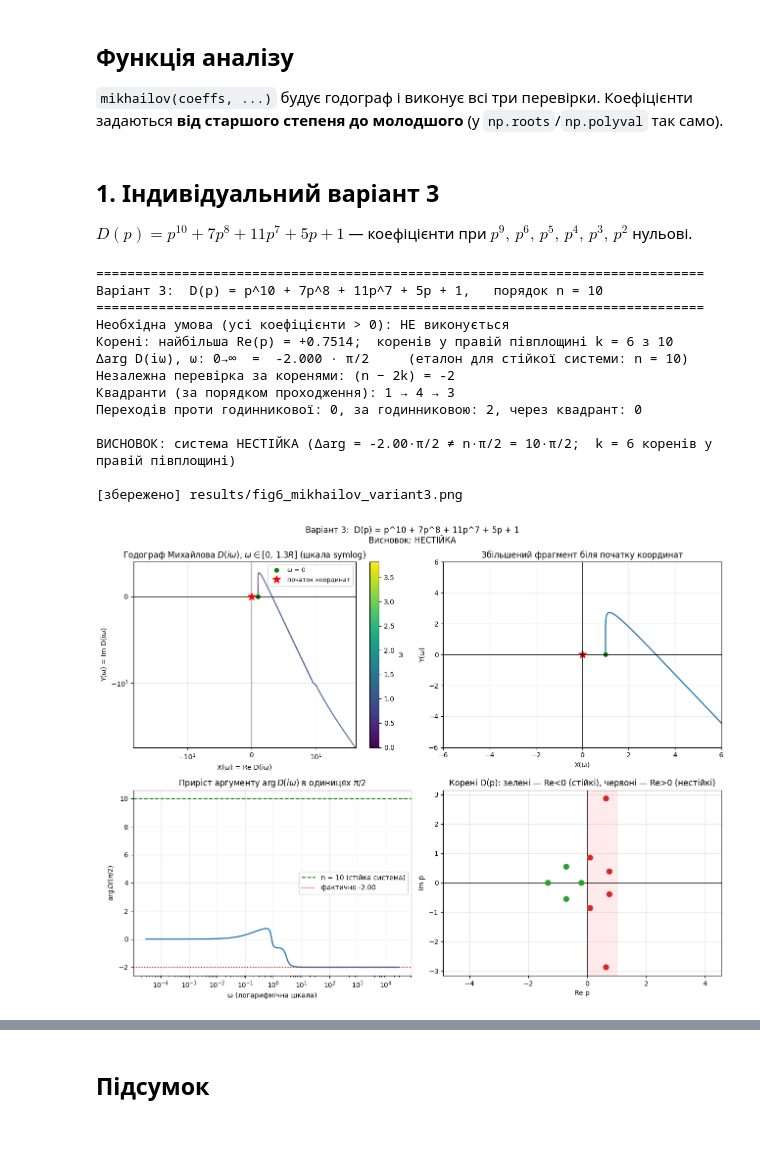
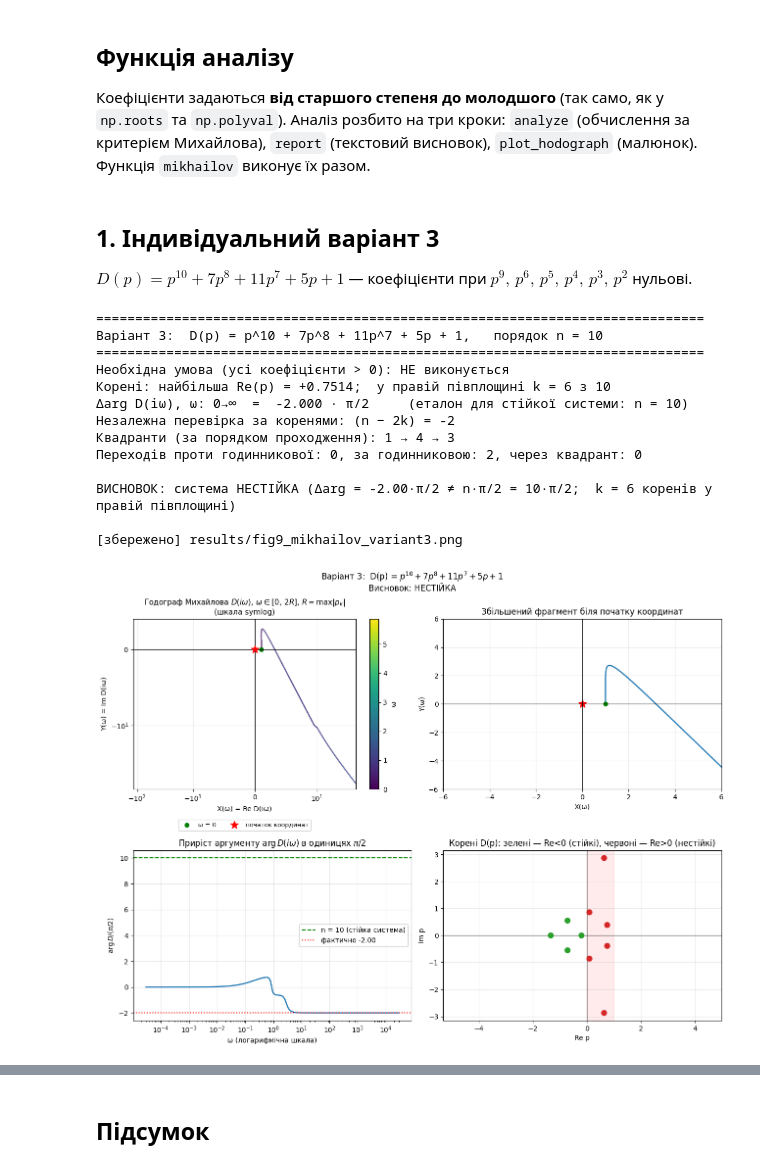
Before and after one commit to sofilukash/math_modeling, a Jupyter notebook: lab1/task2_mikhailov.ipynb, the cells around one changed output, grey strips where cells are left out. Drawn from its saved outputs; the diff is of its cells as text; code cells hidden in the pictures; blank space fills up the shorter version.

```diff
--- a/lab1/task2_mikhailov.ipynb
+++ b/lab1/task2_mikhailov.ipynb
@@ -46,5 +52,7 @@ def poly_to_str(c):
 # %% [markdown]
 ## Функція аналізу
-`mikhailov(coeffs, ...)` будує годограф і виконує всі три перевірки.
-Коефіцієнти задаються **від старшого степеня до молодшого** (у `np.roots`/`np.polyval` так само).
+
+Коефіцієнти задаються **від старшого степеня до молодшого** (так само, як у `np.roots` та `np.polyval`).
+Аналіз розбито на три кроки: `analyze` (обчислення за критерієм Михайлова), `report` (текстовий висновок),
+`plot_hodograph` (малюнок). Функція `mikhailov` виконує їх разом.
 # %%
@@ -184,21 +208,22 @@ def mikhailov(coeffs, name, filename, zoom=None):
 $D(p)=p^{10}+7p^8+11p^7+5p+1$ — коефіцієнти при $p^9,\,p^6,\,p^5,\,p^4,\,p^3,\,p^2$ нульові.
 # %%
+# Дослідження на стійкість системи варіанта 3 за годографом Михайлова
 #            p^10 p^9 p^8 p^7 p^6 p^5 p^4 p^3 p^2 p^1 p^0
 VARIANT_3 = [1,   0,  7, 11,  0,  0,  0,  0,  0,  5,  1]
-res_var = mikhailov(VARIANT_3, "Варіант 3", "fig6_mikhailov_variant3.png")
+res_var = mikhailov(VARIANT_3, "Варіант 3", "fig9_mikhailov_variant3.png")
 # %% [output]
 ==============================================================================
 Варіант 3:  D(p) = p^10 + 7p^8 + 11p^7 + 5p + 1,   порядок n = 10
 ==============================================================================
 Необхідна умова (усі коефіцієнти > 0): НЕ виконується
-Корені: найбільша Re(p) = +0.7514;  коренів у правій півплощині k = 6 з 10
+Корені: найбільша Re(p) = +0.7514;  у правій півплощині k = 6 з 10
 Δarg D(iω), ω: 0→∞  =  -2.000 · π/2     (еталон для стійкої системи: n = 10)
 Незалежна перевірка за коренями: (n − 2k) = -2
 Квадранти (за порядком проходження): 1 → 4 → 3
 Переходів проти годинникової: 0, за годинниковою: 2, через квадрант: 0
 
 ВИСНОВОК: система НЕСТІЙКА (Δarg = -2.00·π/2 ≠ n·π/2 = 10·π/2;  k = 6 коренів у правій півплощині)
 
-[збережено] results/fig6_mikhailov_variant3.png
+[збережено] results/fig9_mikhailov_variant3.png
-[figure, old version]
+[figure, new version]
 # %% [markdown]
```
Also changed, not shown: parts of 7 cells of this notebook.
